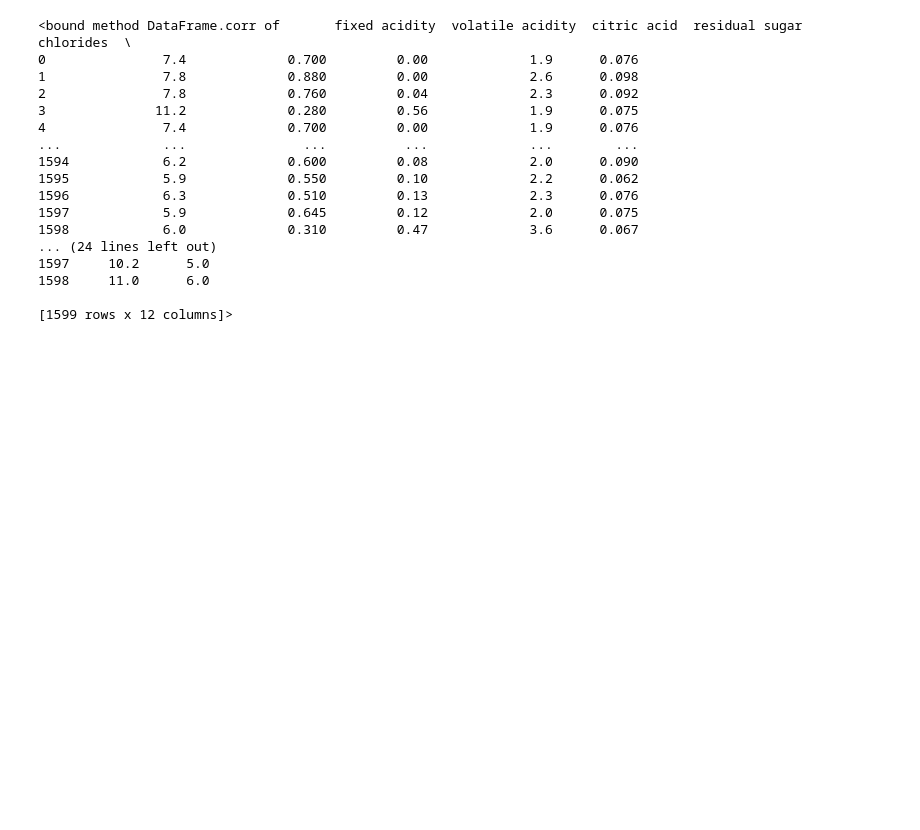
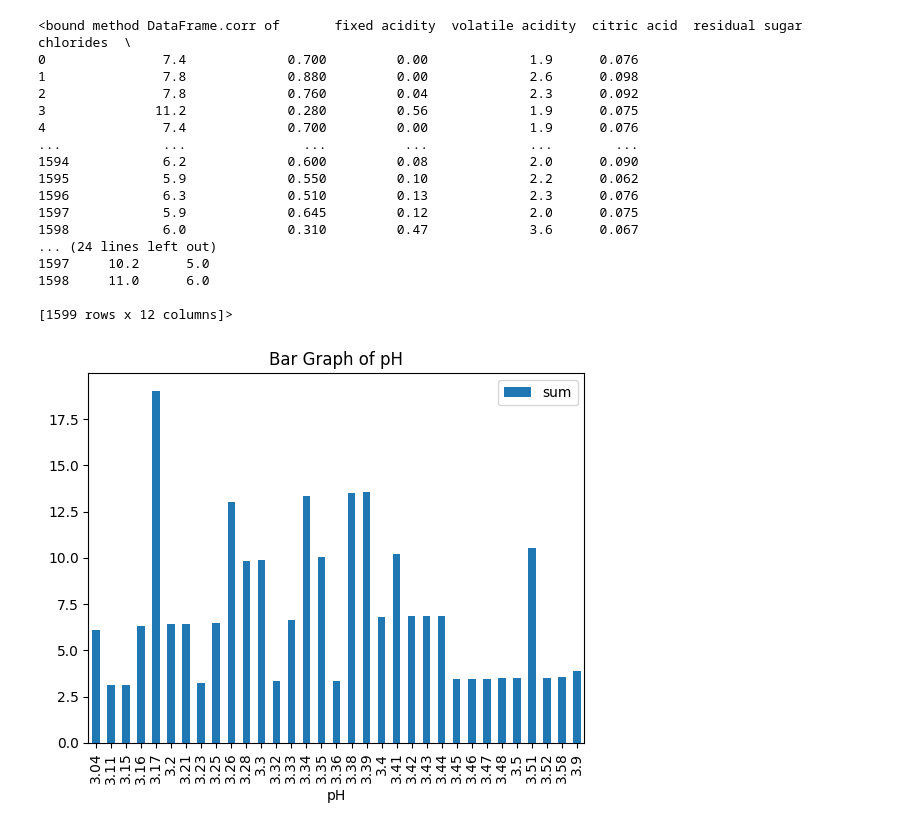
Before and after one commit to jk-ewenam20/SENG207-PROJECT, a Jupyter notebook: KUDIABOR_11254301.ipynb, the cells around one changed output. Saved outputs shown, nothing was run; the diff lists cells and outputs as text; code cells hidden in the pictures; blank space fills up the shorter version.

Commit message:
Added a bar graph

```diff
--- a/KUDIABOR_11254301.ipynb
+++ b/KUDIABOR_11254301.ipynb
@@ -135,3 +135,10 @@ wine_data.corr
 1598     11.0      6.0
 
 [1599 rows x 12 columns]>
+# %%
+pH_group = wine_data.groupby(wine_data['pH'].head(70))
+total_group = pH_group['pH'].agg([np.sum])
+total_group.plot(kind = 'bar', title = 'Bar Graph of pH')
+plt.savefig('plot4.png')
+# %% [output]
+[figure, added]
```
Also changed, not shown: 2 other files.
